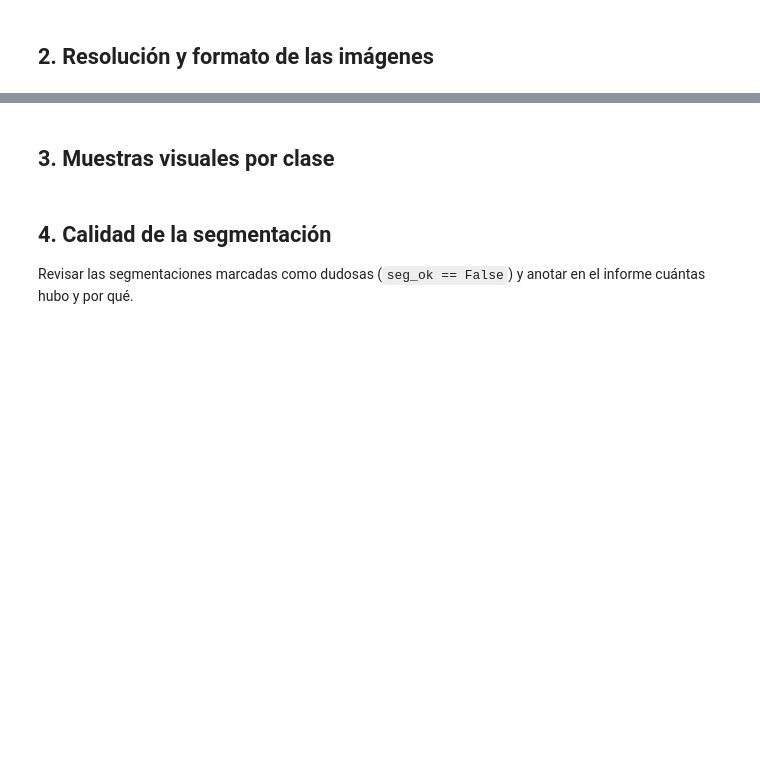
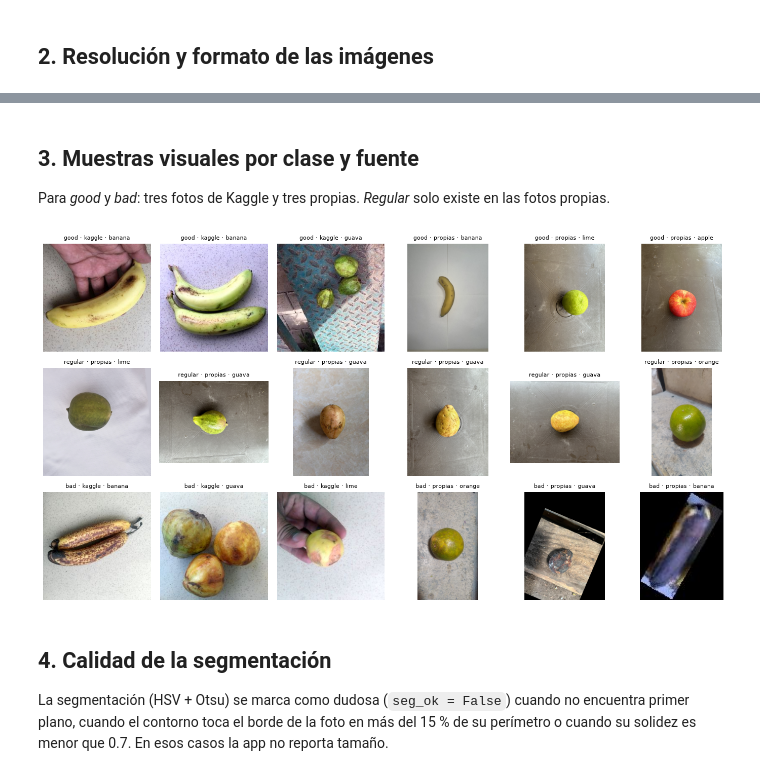
Before and after one commit to byrejaxxmodz/apo3-fruit-quality-classification, a Jupyter notebook: notebooks/01_eda.ipynb, the cells around one changed output, grey strips where cells are left out. Cells and saved outputs as stored; diff of their text form; code cells hidden in the pictures; blank space fills up the shorter version.

Commit message:
Informe final con link del video, matriz de impactos y EDA completo

```diff
--- a/notebooks/01_eda.ipynb
+++ b/notebooks/01_eda.ipynb
@@ -24,7 +77,13 @@ plt.tight_layout(); plt.savefig(config.FIGURES_DIR / 'eda_clases.svg')
 # %% [markdown]
 ## 2. Resolución y formato de las imágenes
 # %%
-from PIL import Image
-sizes = [Image.open(config.ROOT / p).size for p in idx.path]
-idx['w'], idx['h'] = zip(*sizes)
-idx.groupby('source')[['w','h']].describe()
+def dims(p):
+    with Image.open(config.ROOT / p) as im:   # solo lee la cabecera, no la imagen completa
+        return im.size
+
+sp['w'], sp['h'] = zip(*[dims(p) for p in sp.path])
+sp['mpx'] = sp.w * sp.h / 1e6
+sp['orientacion'] = np.where(sp.w >= sp.h, 'horizontal', 'vertical')
+print('Formatos:', sp.path.str.rsplit('.', n=1).str[-1].str.lower().value_counts().to_dict())
+display(sp.groupby('source')[['w', 'h', 'mpx']].describe().T.round(2))
+pd.crosstab(sp.source, sp.orientacion)
@@ -31,17 +113,22 @@ idx.groupby('source')[['w','h']].describe()
 # %% [markdown]
-## 3. Muestras visuales por clase
+## 3. Muestras visuales por clase y fuente
+Para *good* y *bad*: tres fotos de Kaggle y tres propias. *Regular* solo existe en las fotos propias.
 # %%
-fig, axes = plt.subplots(3, 6, figsize=(14, 7))
+fig, axes = plt.subplots(3, 6, figsize=(14, 7.5))
 for r, q in enumerate(config.QUALITY_CLASSES):
-    sub = idx[idx.quality == q]
-    for c in range(6):
-        ax = axes[r, c]; ax.axis('off')
-        if c < len(sub):
-            p = sub.sample(1, random_state=c).path.iloc[0]
-            ax.imshow(cv2.cvtColor(load_image(config.ROOT / p, 256), cv2.COLOR_BGR2RGB))
-            ax.set_title(q, fontsize=8)
-plt.tight_layout()
+    sub = sp[sp.quality == q]
+    kg = sub[sub.source == 'kaggle']
+    k = kg.sample(min(3, len(kg)), random_state=0)
+    pr = sub[sub.source == 'propias'].sample(6 - len(k), random_state=0)
+    for ax, (_, row) in zip(axes[r], pd.concat([k, pr]).iterrows()):
+        ax.imshow(cv2.cvtColor(load_image(config.ROOT / row.path, 256), cv2.COLOR_BGR2RGB))
+        ax.set_title(f'{q} · {row.source} · {row.fruit}', fontsize=8)
+    for ax in axes[r]:
+        ax.axis('off')
+plt.tight_layout(); plt.show()
+# %% [output]
+[figure, added]
 # %% [markdown]
 ## 4. Calidad de la segmentación
-Revisar las segmentaciones marcadas como dudosas (`seg_ok == False`) y anotar en el informe cuántas hubo y por qué.
+La segmentación (HSV + Otsu) se marca como dudosa (`seg_ok = False`) cuando no encuentra primer plano, cuando el contorno toca el borde de la foto en más del 15 % de su perímetro o cuando su solidez es menor que 0.7. En esos casos la app no reporta tamaño.
 # %%
```
Also changed, not shown: parts of 16 cells of this notebook, 10 other files.
